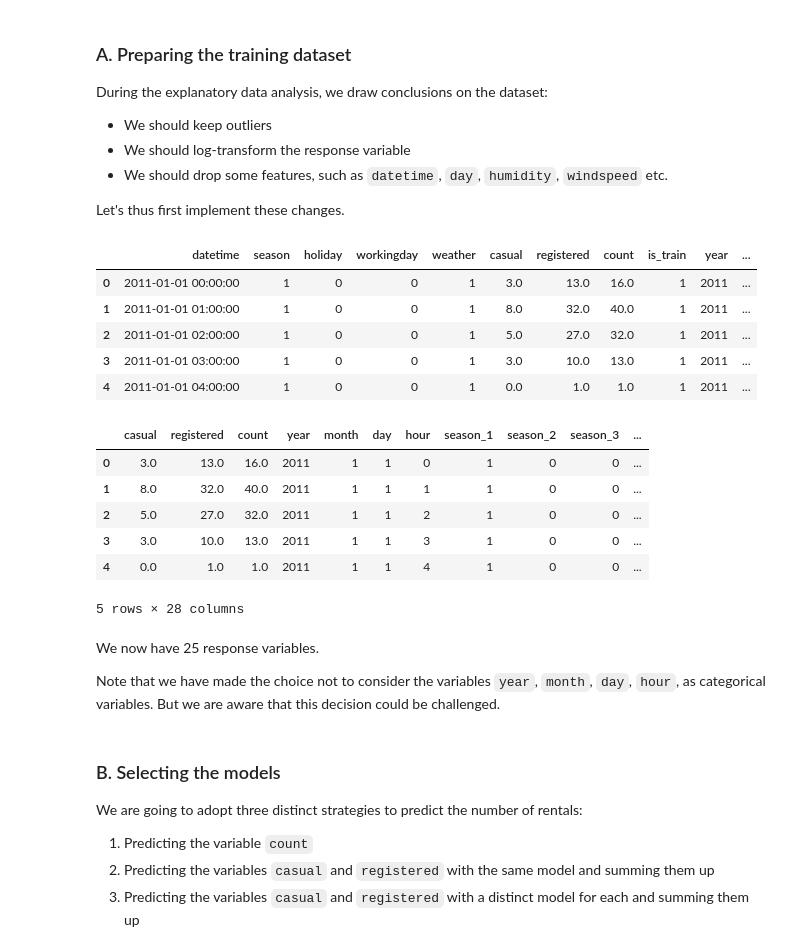
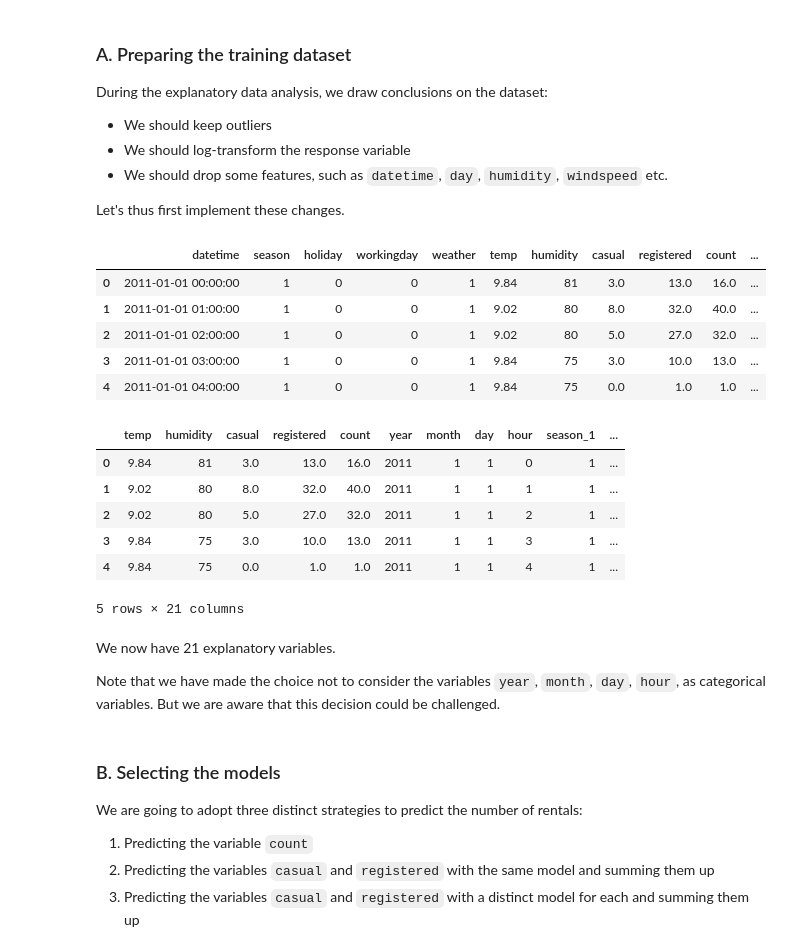
Before and after one commit to InesVA/predicting-bike-sharing-demand, a Jupyter notebook: Bike Sharing Prediction.ipynb, the cells around one changed output. Saved outputs shown, nothing was run; the diff lists cells and outputs as text; code cells hidden in the pictures.

````diff
--- a/Bike Sharing Prediction.ipynb
+++ b/Bike Sharing Prediction.ipynb
@@ -60,8 +60,8 @@ from sklearn.linear_model import LinearRegression, Ridge
 import xgboost as xg
 # %%
 # Importing datasets
-train = pd.read_csv('data/train.csv')
-test = pd.read_csv('data/test.csv')
+train = pd.read_csv('Desktop/data/train.csv')
+test = pd.read_csv('Desktop/data/test.csv')
 
 # Merging datasets
 train["is_train"] = [1 for x in range(train.shape[0])]
@@ -160,15 +150,3 @@
-# %%
-# Creating new variables from windspeed, temp and atemp
-datasets["tempminusatemp"] = [-1 if (datasets.atemp[x] - datasets.temp[x]) < 0
-                              else 1 if (datasets.atemp[x] - datasets.temp[x]) > 3.7
-                              else float('nan') for x in range(datasets.shape[0])]
-datasets["tempcategory"] = [0 if datasets.temp[x] < 13.5
-                            else 1 if datasets.temp[x] < 20
-                            else 2 if datasets.temp[x] < 27
-                            else 3 for x in range(datasets.shape[0])]
-datasets["humiditycategory"] = [0 if datasets.humidity[x] < 47
-                                else 1 if datasets.humidity[x] < 78
-                                else 2 for x in range(datasets.shape[0])]
 # %%
 train = datasets[datasets.is_train == 1]
 test = datasets[datasets.is_train == 0]
@@ -350,38 +366,37 @@ Let's thus first implement these changes.
 datasetsFinal = pd.concat([train, test], sort=False)
 
 # Removing features
-droppingFeatures = ["date", "humidity", "windspeed", "dayoverall", "weeknumber", "weekday", "monthyear", "temp", "atemp"]
+droppingFeatures = ["date", "windspeed", "dayoverall", "weeknumber", "weekday", "monthyear", "atemp"]
 datasetsFinal = datasetsFinal.drop(droppingFeatures, axis = 1)
 datasetsFinal.head()
 # %% [output]
-|  | datetime | season | holiday | workingday | weather | casual | registered | count | is_train | year | ... |
-| 0 | 2011-01-01 00:00:00 | 1 | 0 | 0 | 1 | 3.0 | 13.0 | 16.0 | 1 | 2011 | ... |
-| 1 | 2011-01-01 01:00:00 | 1 | 0 | 0 | 1 | 8.0 | 32.0 | 40.0 | 1 | 2011 | ... |
-| 2 | 2011-01-01 02:00:00 | 1 | 0 | 0 | 1 | 5.0 | 27.0 | 32.0 | 1 | 2011 | ... |
-| 3 | 2011-01-01 03:00:00 | 1 | 0 | 0 | 1 | 3.0 | 10.0 | 13.0 | 1 | 2011 | ... |
-| 4 | 2011-01-01 04:00:00 | 1 | 0 | 0 | 1 | 0.0 | 1.0 | 1.0 | 1 | 2011 | ... |
+|  | datetime | season | holiday | workingday | weather | temp | humidity | casual | registered | count | ... |
+| 0 | 2011-01-01 00:00:00 | 1 | 0 | 0 | 1 | 9.84 | 81 | 3.0 | 13.0 | 16.0 | ... |
+| 1 | 2011-01-01 01:00:00 | 1 | 0 | 0 | 1 | 9.02 | 80 | 8.0 | 32.0 | 40.0 | ... |
+| 2 | 2011-01-01 02:00:00 | 1 | 0 | 0 | 1 | 9.02 | 80 | 5.0 | 27.0 | 32.0 | ... |
+| 3 | 2011-01-01 03:00:00 | 1 | 0 | 0 | 1 | 9.84 | 75 | 3.0 | 10.0 | 13.0 | ... |
+| 4 | 2011-01-01 04:00:00 | 1 | 0 | 0 | 1 | 9.84 | 75 | 0.0 | 1.0 | 1.0 | ... |
 # %%
 # Getting dummies
-categoricalFeatures = ["season", "holiday", "workingday", "weather", "tempminusatemp",
-                       "tempcategory", "humiditycategory"]
+categoricalFeatures = ["season","holiday", "workingday", "weather"]
 datasetsFinal = pd.get_dummies(datasetsFinal, columns = categoricalFeatures)
 
 
 # Splitting training and test sets
 trainFinal = datasetsFinal[datasetsFinal.is_train == 1].drop(columns=["is_train", "datetime"])
 testFinal = datasetsFinal[datasetsFinal.is_train == 0].drop(columns="is_train")
 
 trainFinal.head()
 # %% [output]
-|  | casual | registered | count | year | month | day | hour | season_1 | season_2 | season_3 | ... |
-| 0 | 3.0 | 13.0 | 16.0 | 2011 | 1 | 1 | 0 | 1 | 0 | 0 | ... |
-| 1 | 8.0 | 32.0 | 40.0 | 2011 | 1 | 1 | 1 | 1 | 0 | 0 | ... |
-| 2 | 5.0 | 27.0 | 32.0 | 2011 | 1 | 1 | 2 | 1 | 0 | 0 | ... |
-| 3 | 3.0 | 10.0 | 13.0 | 2011 | 1 | 1 | 3 | 1 | 0 | 0 | ... |
-| 4 | 0.0 | 1.0 | 1.0 | 2011 | 1 | 1 | 4 | 1 | 0 | 0 | ... |
+|  | temp | humidity | casual | registered | count | year | month | day | hour | season_1 | ... |
+| 0 | 9.84 | 81 | 3.0 | 13.0 | 16.0 | 2011 | 1 | 1 | 0 | 1 | ... |
+| 1 | 9.02 | 80 | 8.0 | 32.0 | 40.0 | 2011 | 1 | 1 | 1 | 1 | ... |
+| 2 | 9.02 | 80 | 5.0 | 27.0 | 32.0 | 2011 | 1 | 1 | 2 | 1 | ... |
+| 3 | 9.84 | 75 | 3.0 | 10.0 | 13.0 | 2011 | 1 | 1 | 3 | 1 | ... |
+| 4 | 9.84 | 75 | 0.0 | 1.0 | 1.0 | 2011 | 1 | 1 | 4 | 1 | ... |
-5 rows × 28 columns
+5 rows × 21 columns
 # %% [markdown]
-We now have 25 response variables.
+We now have 21 explanatory variables.
 
 Note that we have made the choice not to consider the variables ```year```, ```month```, ```day```, ```hour```, as categorical variables. But we are aware that this decision could be challenged.
 # %%
````
Also changed, not shown: parts of 51 cells of this notebook, 1 other file.
